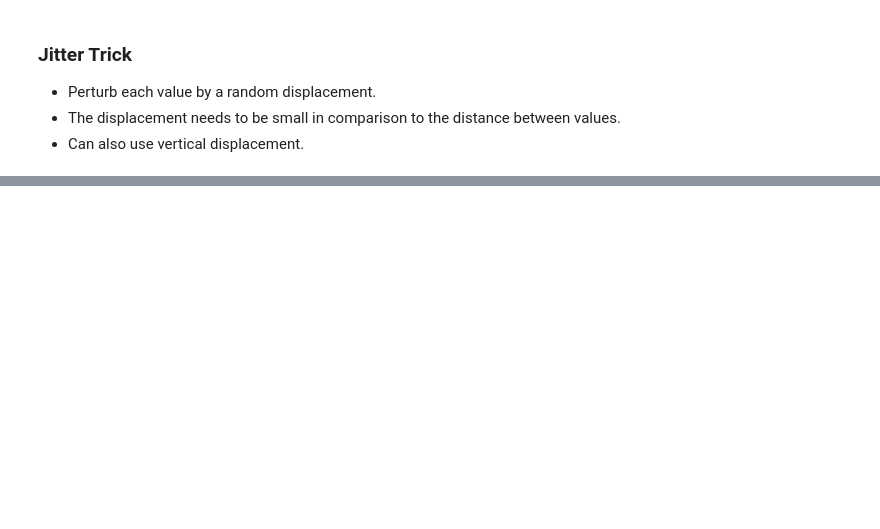
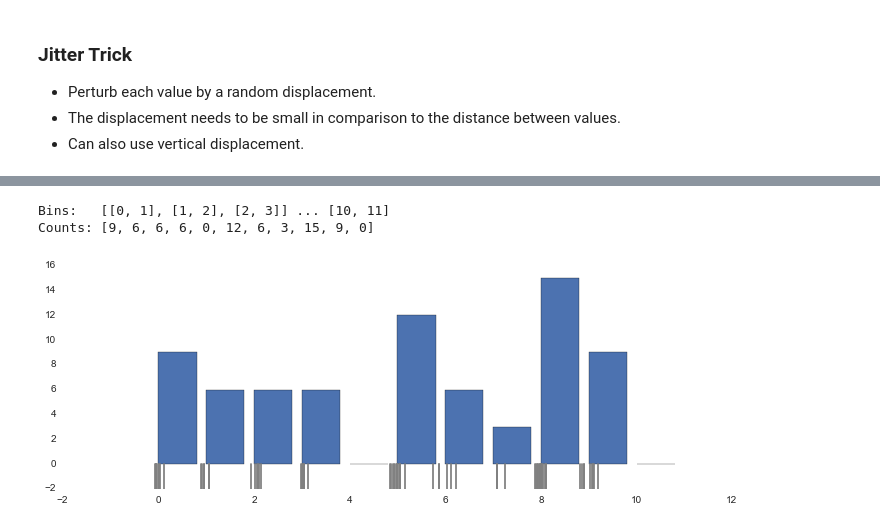
Before and after one commit to HeinrichHartmann/Statistics-for-Engineers, a Jupyter notebook: Tutorial.ipynb, the cells around one changed output, grey strips where cells are left out. Saved outputs shown, nothing was run; the diff lists cells and outputs as text; code cells hidden in the pictures; blank space fills up the shorter version.

```diff
--- a/Tutorial.ipynb
+++ b/Tutorial.ipynb
@@ -269,0 +181,39 @@ pdev(1)
+# %%
+X = data_discrete
+
+bins = [ [i,i+1] for i in range(11) ]
+print "Bins:  ", bins[:3], "...", bins[-1]
+
+def count(X, bins):
+    def findBin(x, bins):
+        for i, bin in enumerate(bins):
+            left, right = bin
+            if left <= x and x < right:
+                return i
+        return None
+
+    count = [0] * len(bins)
+    for x in X:
+        i = findBin(x, bins)
+        if i != None:
+            count[i] += 1
+
+    return count
+
+print "Counts:", count(X, bins)
+
+def hist(X, bins, **kwargs):
+    bin_left = [ left for left, right in bins ]
+    plt.bar(bin_left, count(X, bins), **kwargs)
+
+hist(X,bins)
+
+sns.rugplot(jitter(X), height=-2, color='grey')
+plt.show()
+# Built in version:
+#plt.show()
+#plt.hist(X, bins=bins, align='left')
+# %% [output]
+Bins:   [[0, 1], [1, 2], [2, 3]] ... [10, 11]
+Counts: [9, 6, 6, 6, 0, 12, 6, 3, 15, 9, 0]
+[figure, added]
```
Also changed, not shown: parts of 52 cells of this notebook, 2 other files.
